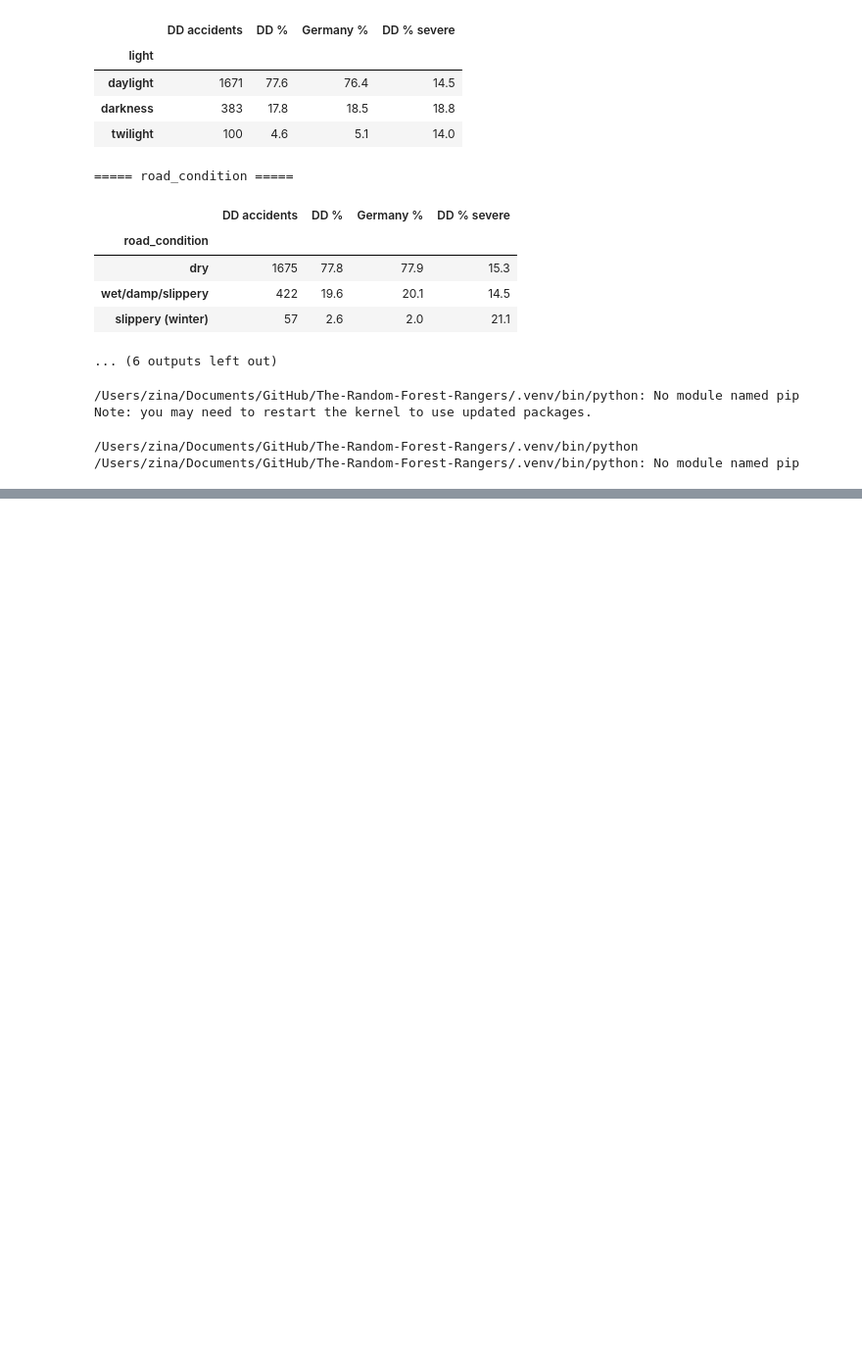
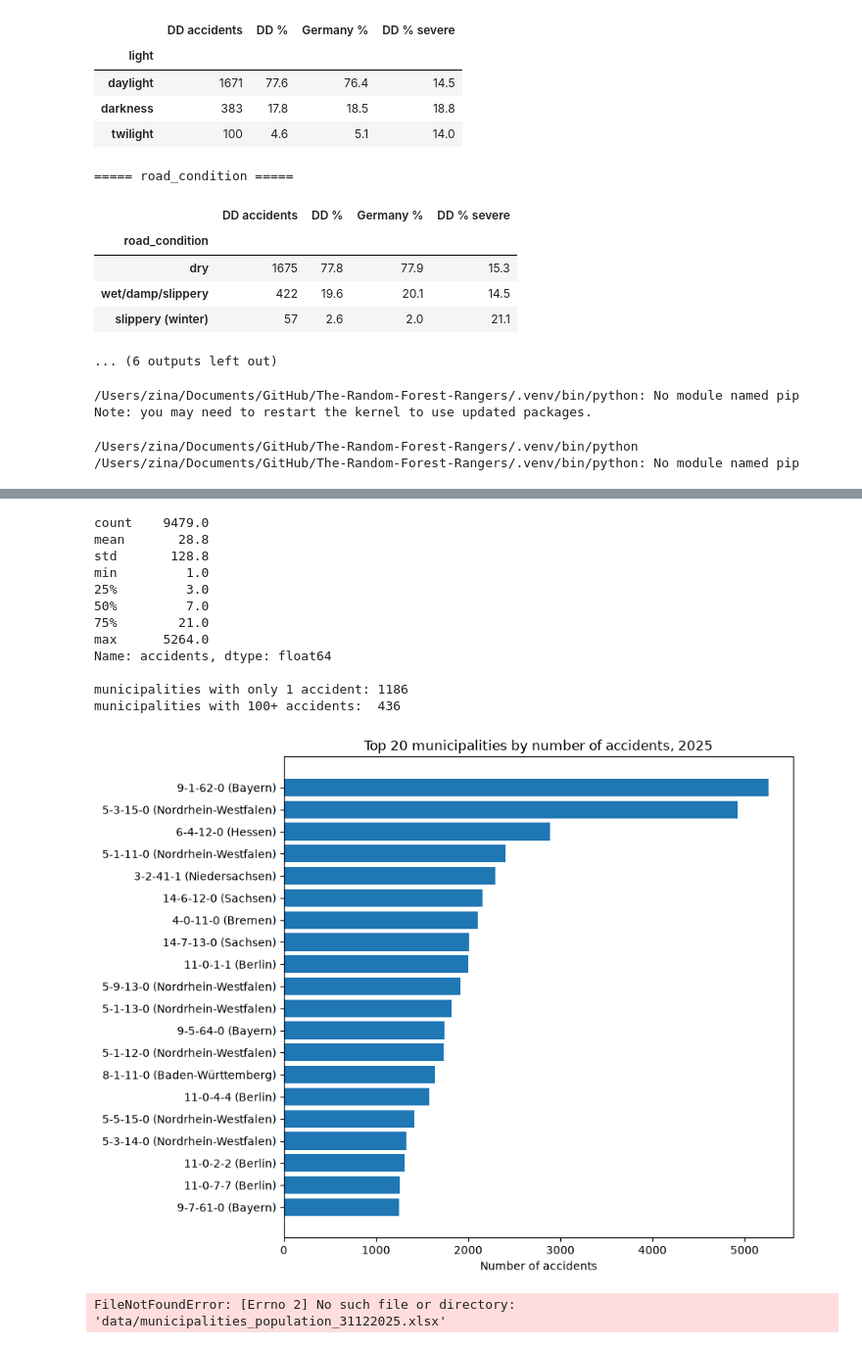
Before and after one commit to zinaF19/The-Random-Forest-Rangers, a Jupyter notebook: zb01.ipynb, the cells around one changed output, grey strips where cells are left out. Shown at 98% size. Drawn from its saved outputs; the diff is of its cells as text; code cells hidden in the pictures; blank space fills up the shorter version.

```diff
--- a/zb01.ipynb
+++ b/zb01.ipynb
@@ -1029,0 +1080,17 @@ Saved: dresden_accidents_2025.xlsx
+# %%
+# All unique municipalities in our accident data, with number of accidents
+unique_municipalities = (
+    acc_k.groupby(["state", "state_name", "district", "municipality"])
+    .size()
+    .reset_index(name="accidents")
+    .sort_values("accidents", ascending=False)
+    .reset_index(drop=True)
+)
+
+print("unique municipalities:", len(unique_municipalities))       # expected: 9479
+print("total accidents:", unique_municipalities["accidents"].sum())  # expected: 273007
+
+# Save the full list, so you can open it in Excel and see all rows
+unique_municipalities.to_csv("data/unique_municipalities_accidents.csv", index=False, encoding="utf-8")
+
+unique_municipalities
@@ -1029,0 +1113,41 @@ Saved: dresden_accidents_2025.xlsx
+# %%
+import matplotlib.pyplot as plt
+
+# 1. Overview: how many accidents do municipalities have?
+print(unique_municipalities["accidents"].describe().round(1))
+print("\nmunicipalities with only 1 accident:", (unique_municipalities["accidents"] == 1).sum())
+print("municipalities with 100+ accidents: ", (unique_municipalities["accidents"] >= 100).sum())
+
+# 2. Bar chart: the 20 municipalities with the most accidents
+top_20_municipalities = unique_municipalities.head(20).sort_values("accidents")
+plt.figure(figsize=(9, 7))
+plt.barh(top_20_municipalities["municipality"] + " (" + top_20_municipalities["state_name"] + ")",
+         top_20_municipalities["accidents"], color="tab:blue")
+plt.xlabel("Number of accidents")
+plt.title("Top 20 municipalities by number of accidents, 2025")
+plt.tight_layout()
+plt.show()
+# %% [output]
+count    9479.0
+mean       28.8
+std       128.8
+min         1.0
+25%         3.0
+50%         7.0
+75%        21.0
+max      5264.0
+Name: accidents, dtype: float64
+
+municipalities with only 1 accident: 1186
+municipalities with 100+ accidents:  436
+[figure, added]
+# %%
+# Look at the raw Excel file first: sheet names and the first rows
+municipalities_excel = pd.ExcelFile("data/municipalities_population_31122025.xlsx")
+print(municipalities_excel.sheet_names)
+
+municipalities_raw = pd.read_excel(municipalities_excel, sheet_name=1, header=None)
+print(municipalities_raw.shape)
+municipalities_raw.head(15)
+# %% [output]
+FileNotFoundError: [Errno 2] No such file or directory: 'data/municipalities_population_31122025.xlsx'
```
Also changed, not shown: parts of 20 cells of this notebook, 6 other files.
